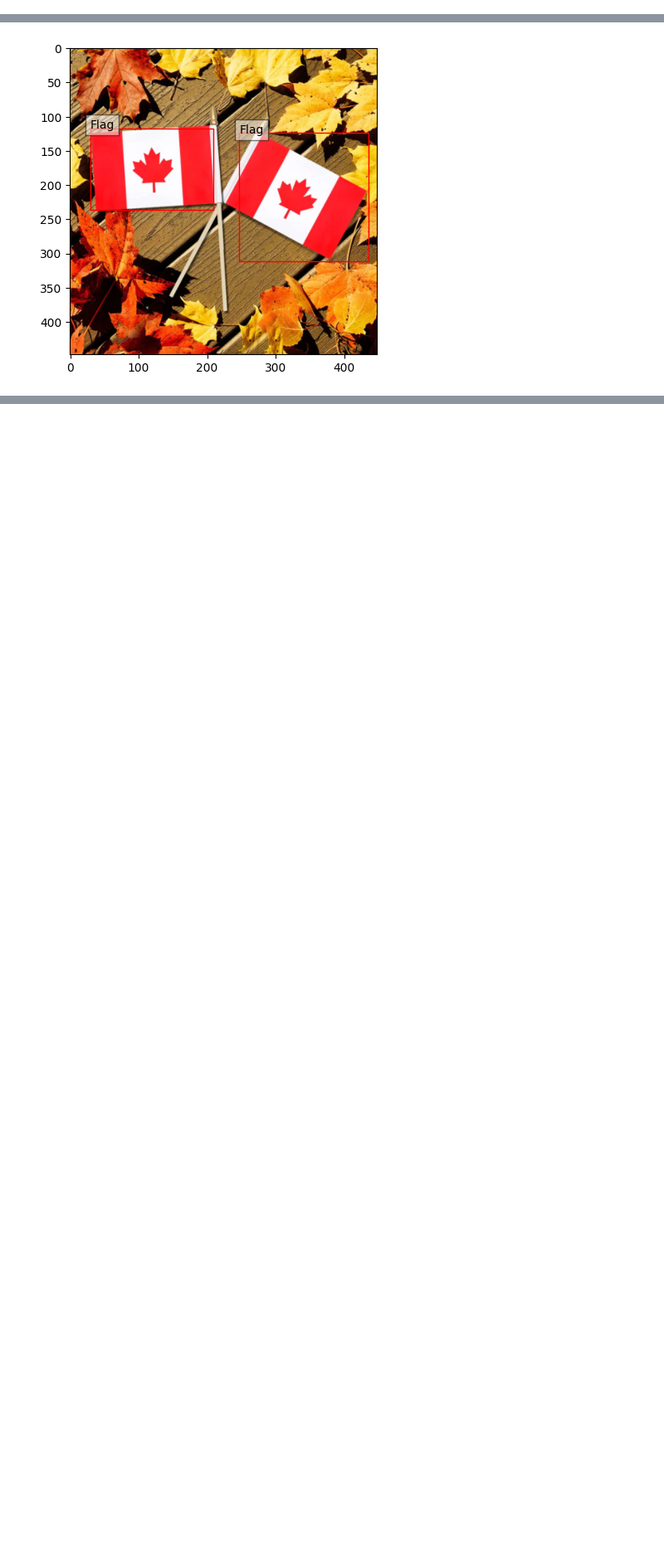
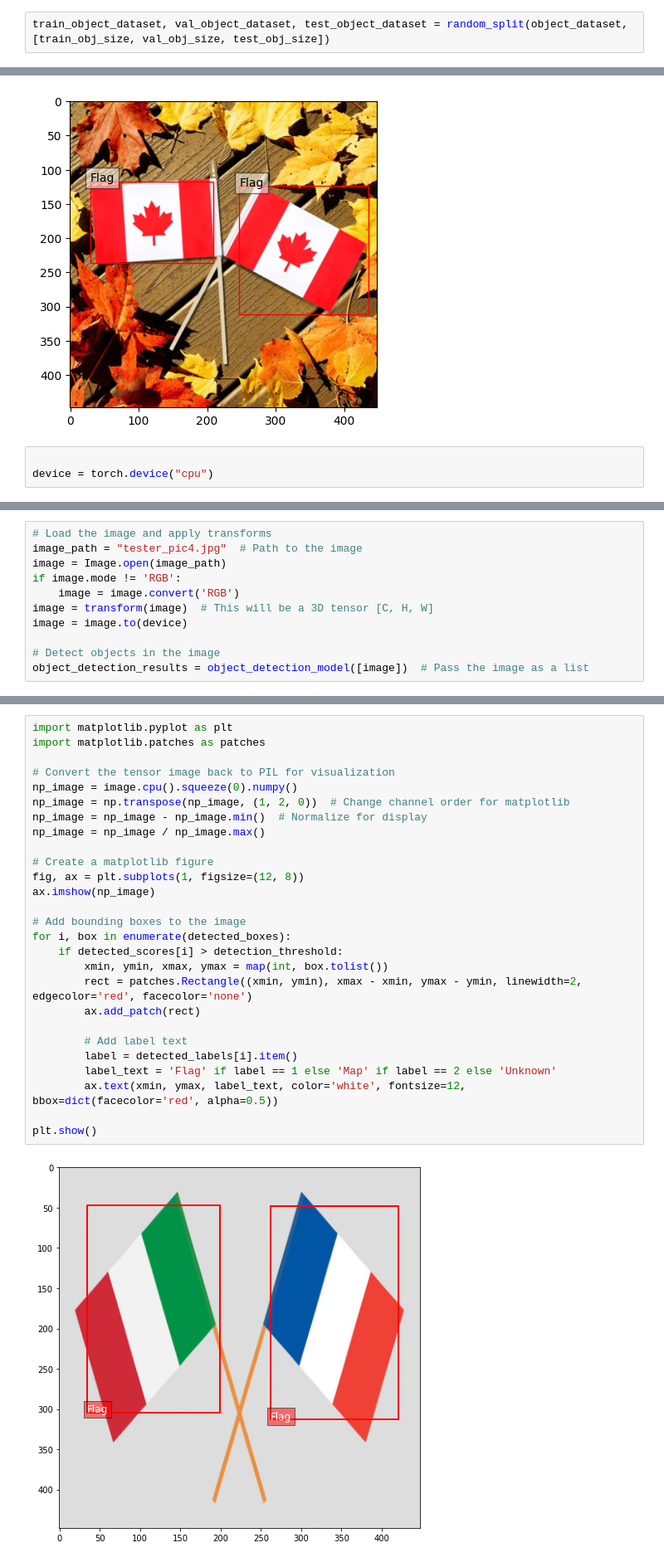
Before and after one commit to Devix71/Project_MIDA, a Jupyter notebook: Fine-Tuning_Models.ipynb, the cells around one changed output, grey strips where cells are left out. Shown at 83% size. Drawn from its saved outputs; the diff is of its cells as text; blank space fills up the shorter version.

Commit message:
working model complete

```diff
--- a/Fine-Tuning_Models.ipynb
+++ b/Fine-Tuning_Models.ipynb
@@ -163,0 +224,2 @@ train_dataset, val_dataset, test_dataset = random_split(object_dataset, [train_s
+# %%
+train_object_dataset, val_object_dataset, test_object_dataset = random_split(object_dataset, [train_obj_size, val_obj_size, test_obj_size])
@@ -207,3 +317,6 @@ for i in range(5):
 [figure]
 [figure]
 [figure]
+# %%
+
+device = torch.device("cpu")
@@ -420,0 +513,11 @@ for map_image_patch in map_image_patches:
+# %%
+# Load the image and apply transforms
+image_path = "tester_pic4.jpg"  # Path to the image
+image = Image.open(image_path)
+if image.mode != 'RGB':
+    image = image.convert('RGB')
+image = transform(image)  # This will be a 3D tensor [C, H, W]
+image = image.to(device)
+
+# Detect objects in the image
+object_detection_results = object_detection_model([image])  # Pass the image as a list
@@ -420,0 +551,29 @@ for map_image_patch in map_image_patches:
+# %%
+import matplotlib.pyplot as plt
+import matplotlib.patches as patches
+
+# Convert the tensor image back to PIL for visualization
+np_image = image.cpu().squeeze(0).numpy()
+np_image = np.transpose(np_image, (1, 2, 0))  # Change channel order for matplotlib
+np_image = np_image - np_image.min()  # Normalize for display
+np_image = np_image / np_image.max()
+
+# Create a matplotlib figure
+fig, ax = plt.subplots(1, figsize=(12, 8))
+ax.imshow(np_image)
+
+# Add bounding boxes to the image
+for i, box in enumerate(detected_boxes):
+    if detected_scores[i] > detection_threshold:
+        xmin, ymin, xmax, ymax = map(int, box.tolist())
+        rect = patches.Rectangle((xmin, ymin), xmax - xmin, ymax - ymin, linewidth=2, edgecolor='red', facecolor='none')
+        ax.add_patch(rect)
+
+        # Add label text
+        label = detected_labels[i].item()
+        label_text = 'Flag' if label == 1 else 'Map' if label == 2 else 'Unknown'
+        ax.text(xmin, ymax, label_text, color='white', fontsize=12, bbox=dict(facecolor='red', alpha=0.5))
+
+plt.show()
+# %% [output]
+[figure, added]
```
Also changed, not shown: parts of 23 cells of this notebook, 6 other files.
